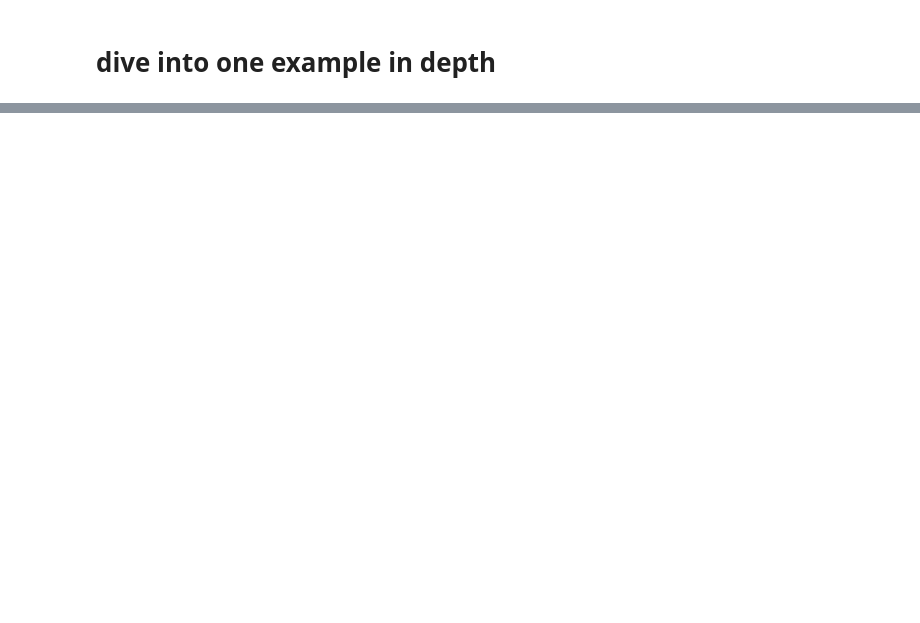
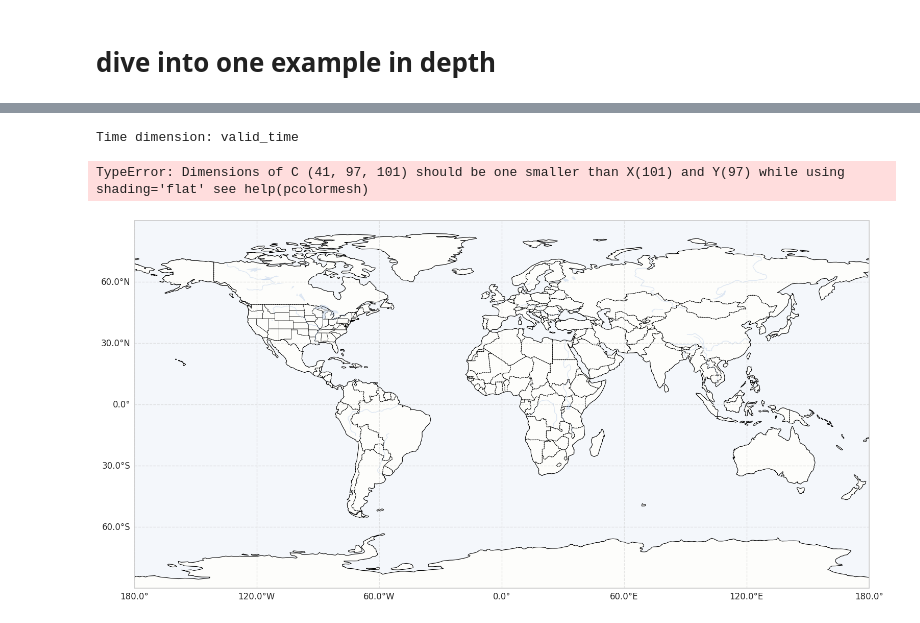
Before and after one commit to amymcgovern/extreme-weather-bench-paper, a Jupyter notebook: src/plots/ar_figures.ipynb, the cells around one changed output, grey strips where cells are left out. Drawn from its saved outputs; the diff is of its cells as text; code cells hidden in the pictures; blank space fills up the shorter version.

Commit message:
working on AR plots

```diff
--- a/src/plots/ar_figures.ipynb
+++ b/src/plots/ar_figures.ipynb
@@ -396,0 +455,23 @@ pp.plot_results_by_metric(data=eu_data, settings=settings,
+# %%
+def get_ivt(ewb_case, forecast_source):
+    ivt = evaluate.run_pipeline(ewb_case, forecast_source)
+
+    return ivt
+# %%
+# hres_graphics = dict()
+gc_graphics = dict()
+pang_graphics = dict()
+fourv2_graphics = dict()
+hres_graphics = dict()
+
+my_ids = [112, 113, 114, 116, 117, 119, 120, 121, 122, 123, 124, 125, 127, 128]
+my_ids = [112]
+
+for my_id in my_ids:
+    # compute CBSS and PPH for all the AI models and HRES for the case we chose
+    print(my_id)
+    my_case = ewb_cases.select_cases("case_id_number", my_id).cases[0]
+
+    print("Computing IVT for HRES")
+    ivt = get_ivt(my_case, hres_forecast)
+    hres_graphics[my_id] = ivt
@@ -396,0 +501,8 @@ pp.plot_results_by_metric(data=eu_data, settings=settings,
+# %%
+ar_plot.plot_ar_mask_animation(my_id, title="HRES Case id " + str(my_id),
+    ivt_data=hres_graphics[my_id].integrated_vapor_transport,
+    ar_mask=hres_graphics[my_id].atmospheric_river_mask)
+# %% [output]
+Time dimension: valid_time
+TypeError: Dimensions of C (41, 97, 101) should be one smaller than X(101) and Y(97) while using shading='flat' see help(pcolormesh)
+[figure, added]
```
Also changed, not shown: parts of 9 cells of this notebook, 1 other file.
